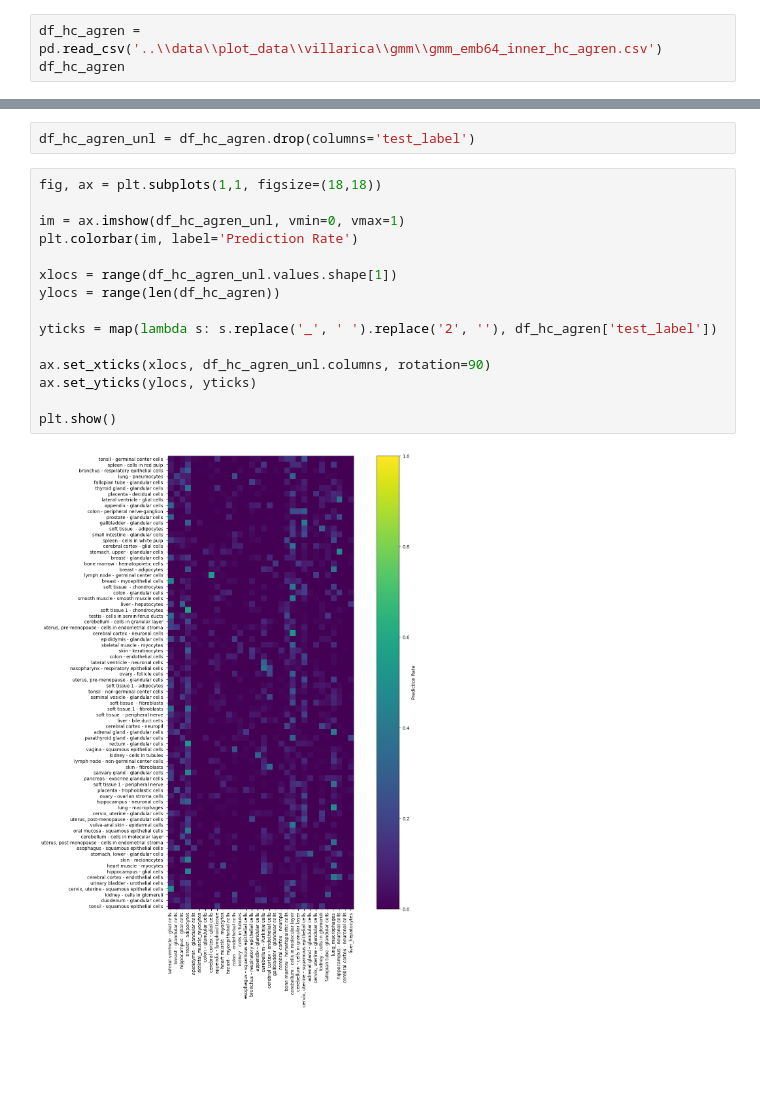
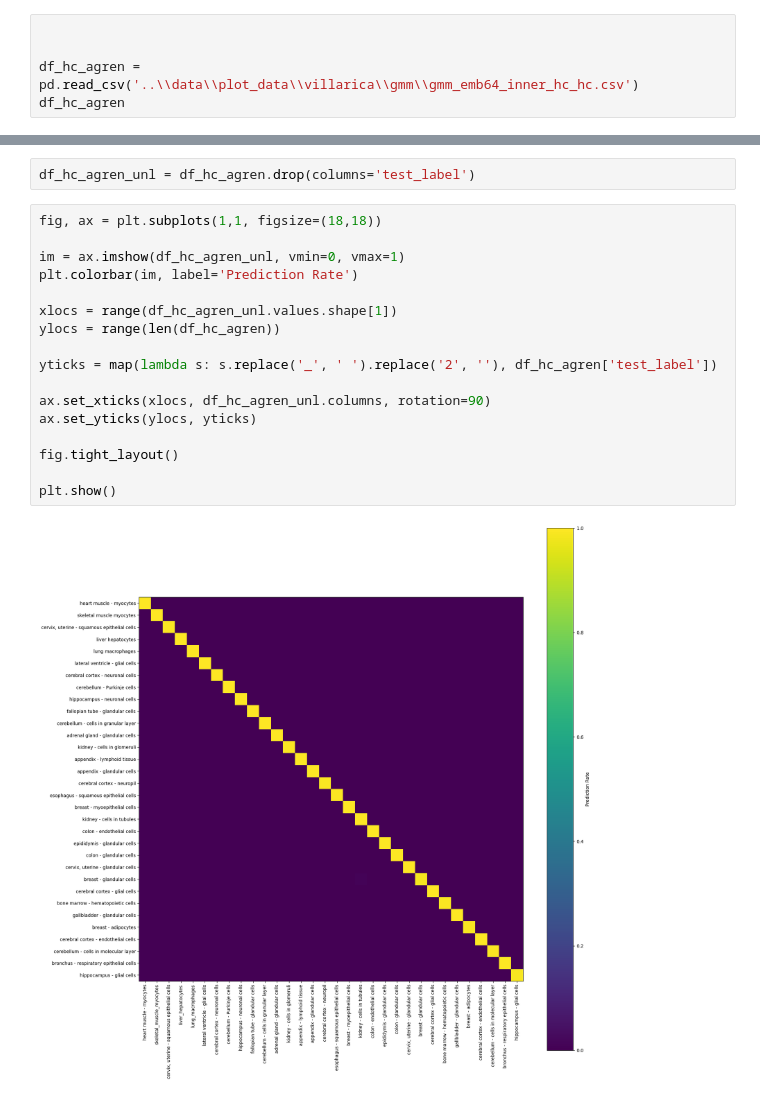
Before and after one commit to cjmerzbacher/met2vec, a Jupyter notebook: plot/_gmm_classifier.ipynb, the cells around one changed output, grey strips where cells are left out. Cells and saved outputs as stored; diff of their text form; blank space fills up the shorter version.

```diff
--- a/plot/_gmm_classifier.ipynb
+++ b/plot/_gmm_classifier.ipynb
@@ -24,4 +24,6 @@ plt.yticks(list(range(len(data))), data['test_label'])
 # %%
-df_hc_agren = pd.read_csv('..\\data\\plot_data\\villarica\\gmm\\gmm_emb64_inner_hc_agren.csv')
+
+
+df_hc_agren = pd.read_csv('..\\data\\plot_data\\villarica\\gmm\\gmm_emb64_inner_hc_hc.csv')
 df_hc_agren
 # %% [output]
@@ -43,17 +50,19 @@ df_hc_agren_unl = df_hc_agren.drop(columns='test_label')
 # %%
 fig, ax = plt.subplots(1,1, figsize=(18,18))
 
 im = ax.imshow(df_hc_agren_unl, vmin=0, vmax=1)
 plt.colorbar(im, label='Prediction Rate')
 
 xlocs = range(df_hc_agren_unl.values.shape[1])
 ylocs = range(len(df_hc_agren))
 
 yticks = map(lambda s: s.replace('_', ' ').replace('2', ''), df_hc_agren['test_label'])
 
 ax.set_xticks(xlocs, df_hc_agren_unl.columns, rotation=90)
 ax.set_yticks(ylocs, yticks)
 
+fig.tight_layout()
+
 plt.show()
 # %% [output]
-[figure, old version]
+[figure, new version]
```
Also changed, not shown: parts of 5 cells of this notebook, 1 other file.
